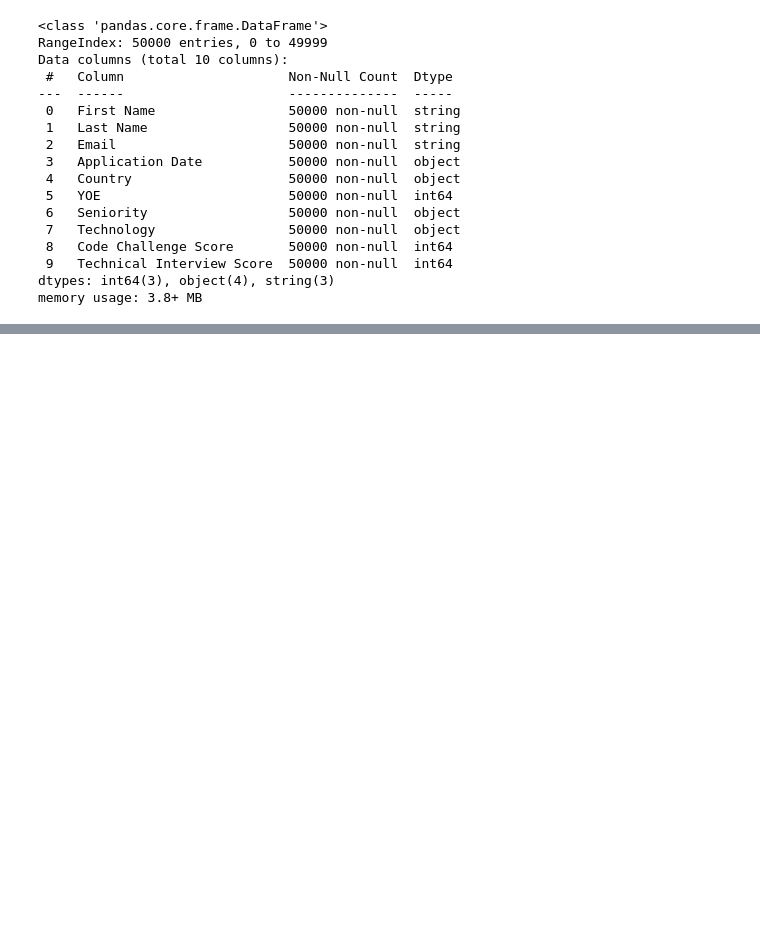
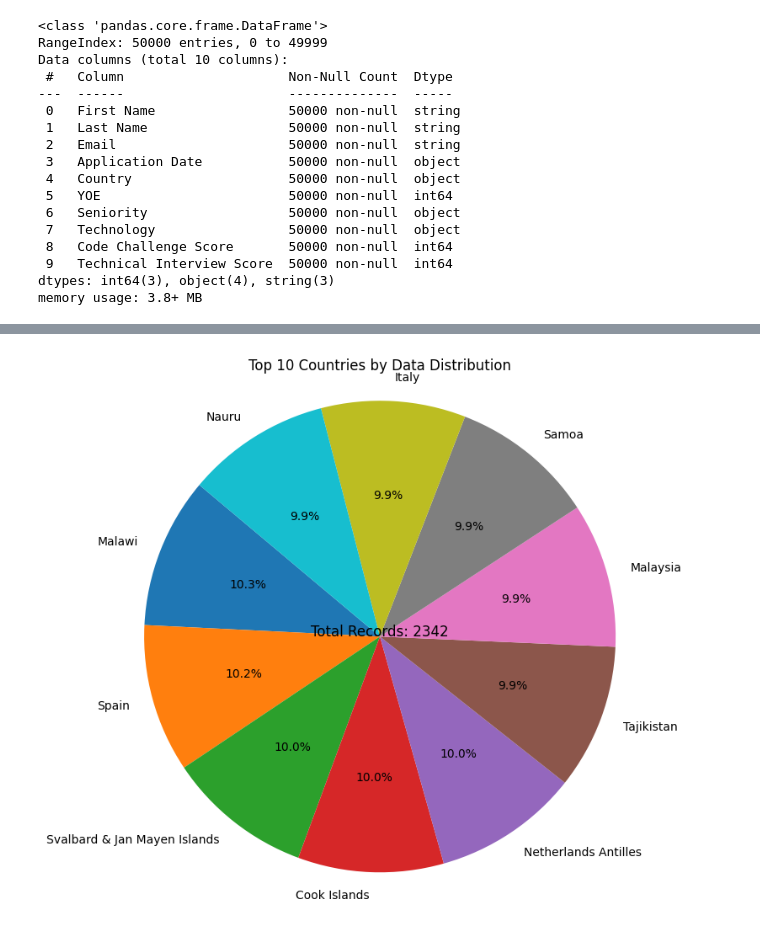
Before and after one commit to DaviMartinez0423/Workshop_ETL, a Jupyter notebook: notebooks/EDA.ipynb, the cells around one changed output, grey strips where cells are left out. Saved outputs shown, nothing was run; the diff lists cells and outputs as text; code cells hidden in the pictures; blank space fills up the shorter version.

```diff
--- a/notebooks/EDA.ipynb
+++ b/notebooks/EDA.ipynb
@@ -97,0 +126,11 @@ df.head()
+# %%
+country_distribution = df['Country'].value_counts().head(10)
+
+plt.figure(figsize=(10, 8))
+plt.pie(country_distribution, labels=country_distribution.index, autopct='%1.1f%%', startangle=140)
+plt.title('Top 10 Countries by Data Distribution')
+plt.axis('equal')
+plt.text(0, 0, f'Total Records: {country_distribution.sum()}', color='black', fontsize=12, ha='center')
+plt.show()
+# %% [output]
+[figure, added]
```
Also changed, not shown: parts of 3 cells of this notebook.
